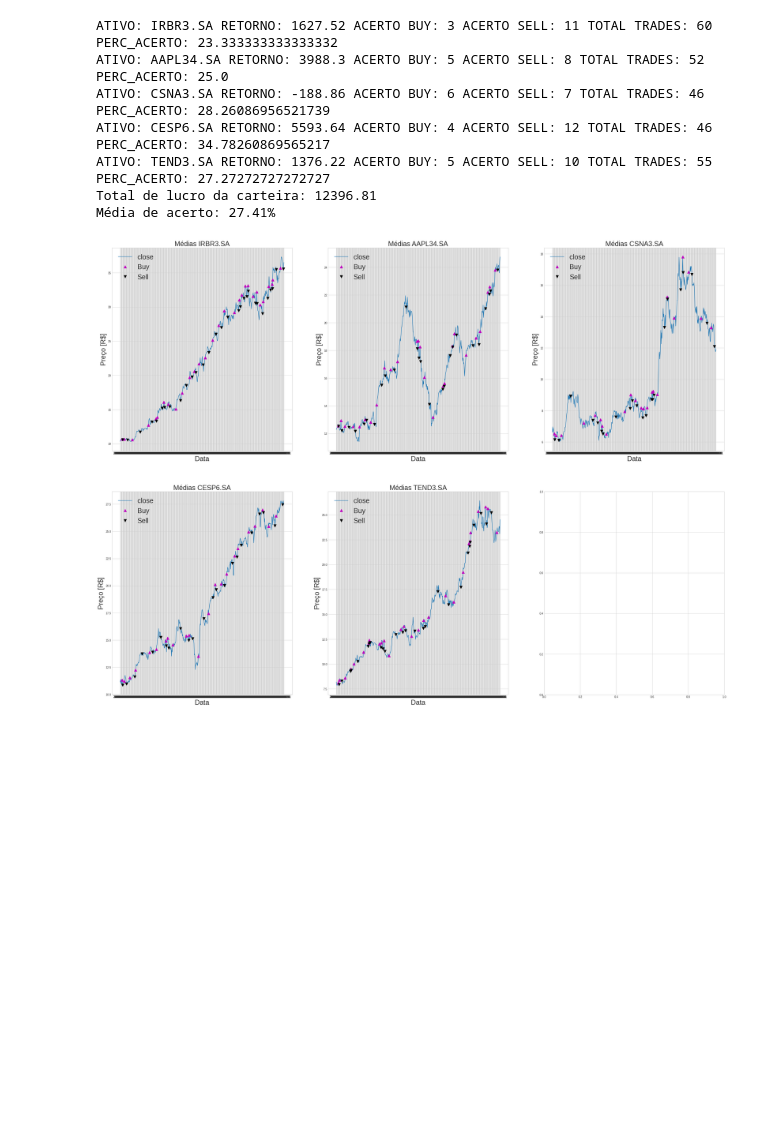
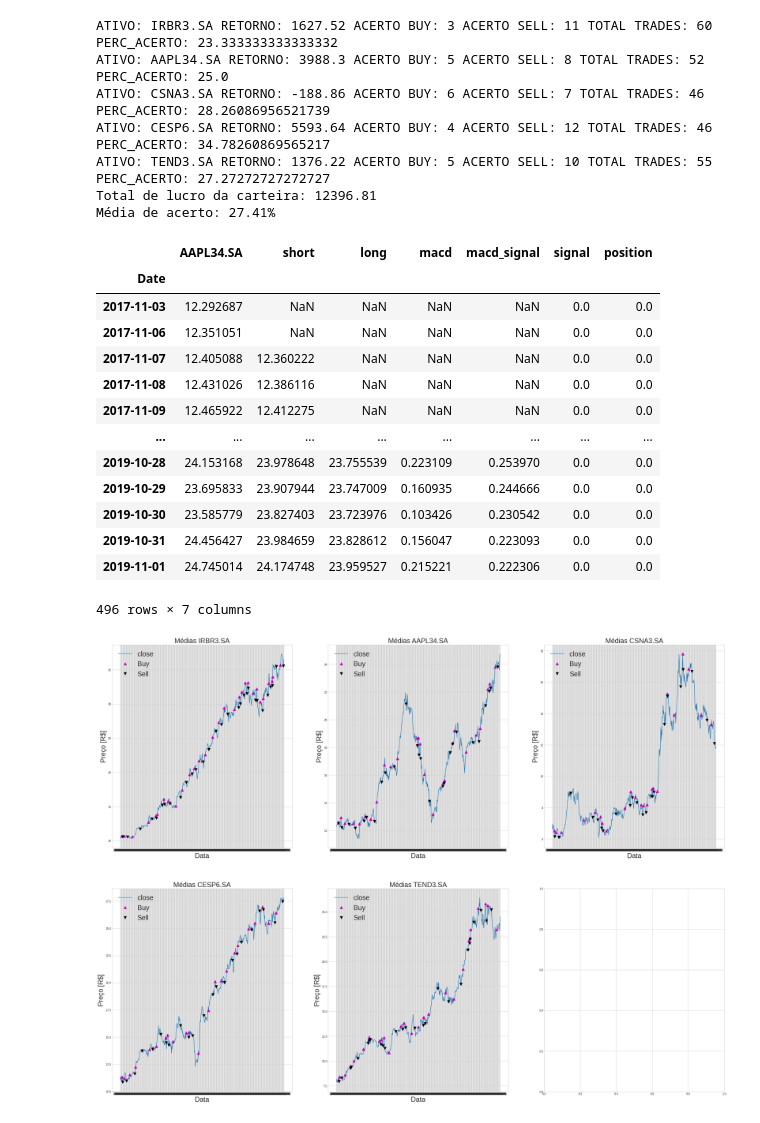
Before and after one commit to victorhdcoelho/SinaisFinanceiros-atividade02, a Jupyter notebook: Atividade02.ipynb, the cells around one changed output. Drawn from its saved outputs; the diff is of its cells as text; code cells hidden in the pictures; blank space fills up the shorter version.

```diff
--- a/Atividade02.ipynb
+++ b/Atividade02.ipynb
@@ -278,6 +280,23 @@ ATIVO: CESP6.SA RETORNO: 5593.64 ACERTO BUY: 4 ACERTO SELL: 12 TOTAL TRADES: 46
 ATIVO: TEND3.SA RETORNO: 1376.22 ACERTO BUY: 5 ACERTO SELL: 10 TOTAL TRADES: 55 PERC_ACERTO: 27.27272727272727
 Total de lucro da carteira: 12396.81
 Média de acerto: 27.41%
+# %%
+split_train["AAPL34.SA"]
+# %% [output]
+|  | AAPL34.SA | short | long | macd | macd_signal | signal | position |
+| Date |  |  |  |  |  |  |  |
+| 2017-11-03 | 12.292687 | NaN | NaN | NaN | NaN | 0.0 | 0.0 |
+| 2017-11-06 | 12.351051 | NaN | NaN | NaN | NaN | 0.0 | 0.0 |
+| 2017-11-07 | 12.405088 | 12.360222 | NaN | NaN | NaN | 0.0 | 0.0 |
+| 2017-11-08 | 12.431026 | 12.386116 | NaN | NaN | NaN | 0.0 | 0.0 |
+| 2017-11-09 | 12.465922 | 12.412275 | NaN | NaN | NaN | 0.0 | 0.0 |
+| ... | ... | ... | ... | ... | ... | ... | ... |
+| 2019-10-28 | 24.153168 | 23.978648 | 23.755539 | 0.223109 | 0.253970 | 0.0 | 0.0 |
+| 2019-10-29 | 23.695833 | 23.907944 | 23.747009 | 0.160935 | 0.244666 | 0.0 | 0.0 |
+| 2019-10-30 | 23.585779 | 23.827403 | 23.723976 | 0.103426 | 0.230542 | 0.0 | 0.0 |
+| 2019-10-31 | 24.456427 | 23.984659 | 23.828612 | 0.156047 | 0.223093 | 0.0 | 0.0 |
+| 2019-11-01 | 24.745014 | 24.174748 | 23.959527 | 0.215221 | 0.222306 | 0.0 | 0.0 |
+496 rows × 7 columns
 # %%
 plot_buy_sell_macd(split_train)
 # %% [output]
```
Also changed, not shown: parts of 13 cells of this notebook, 1 other file.
